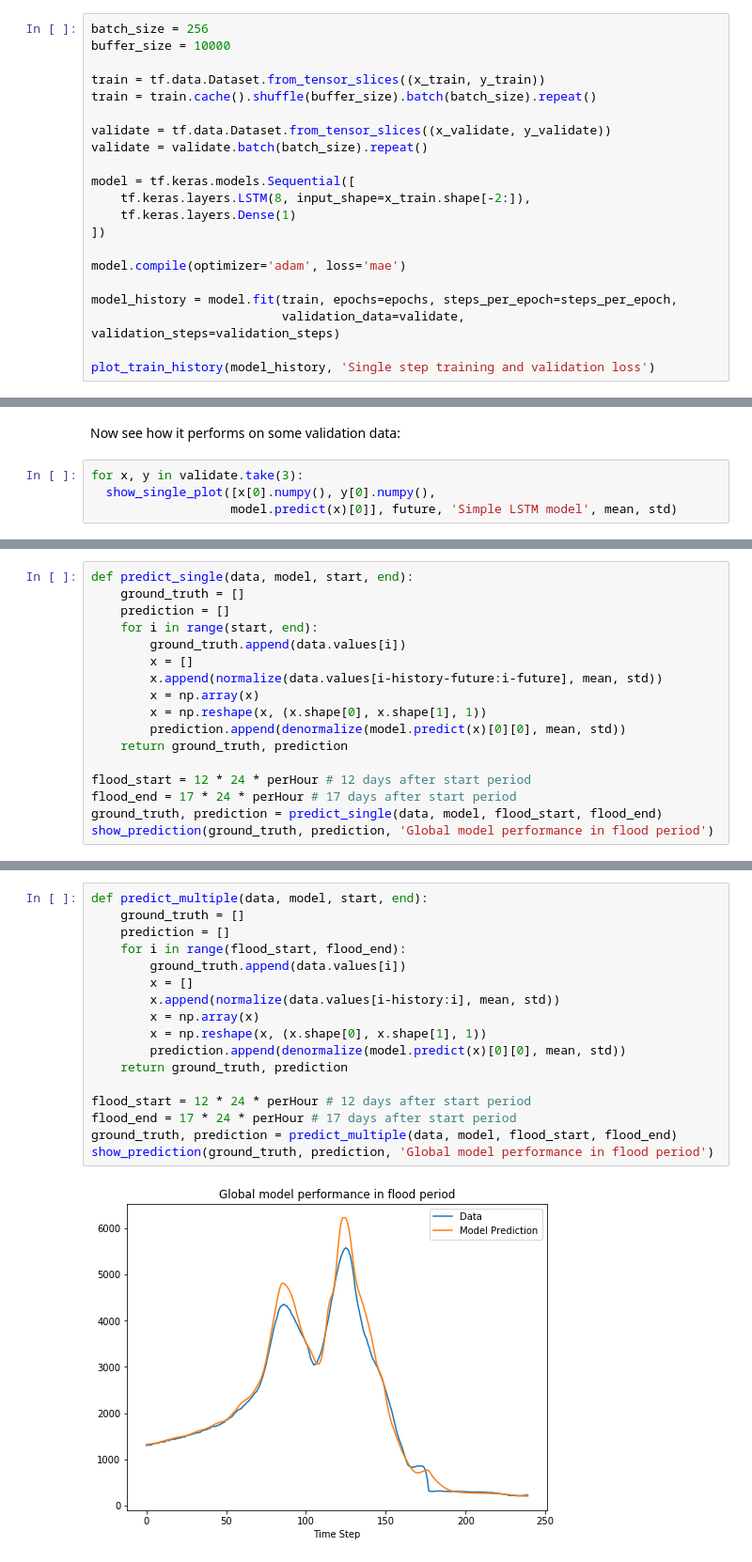
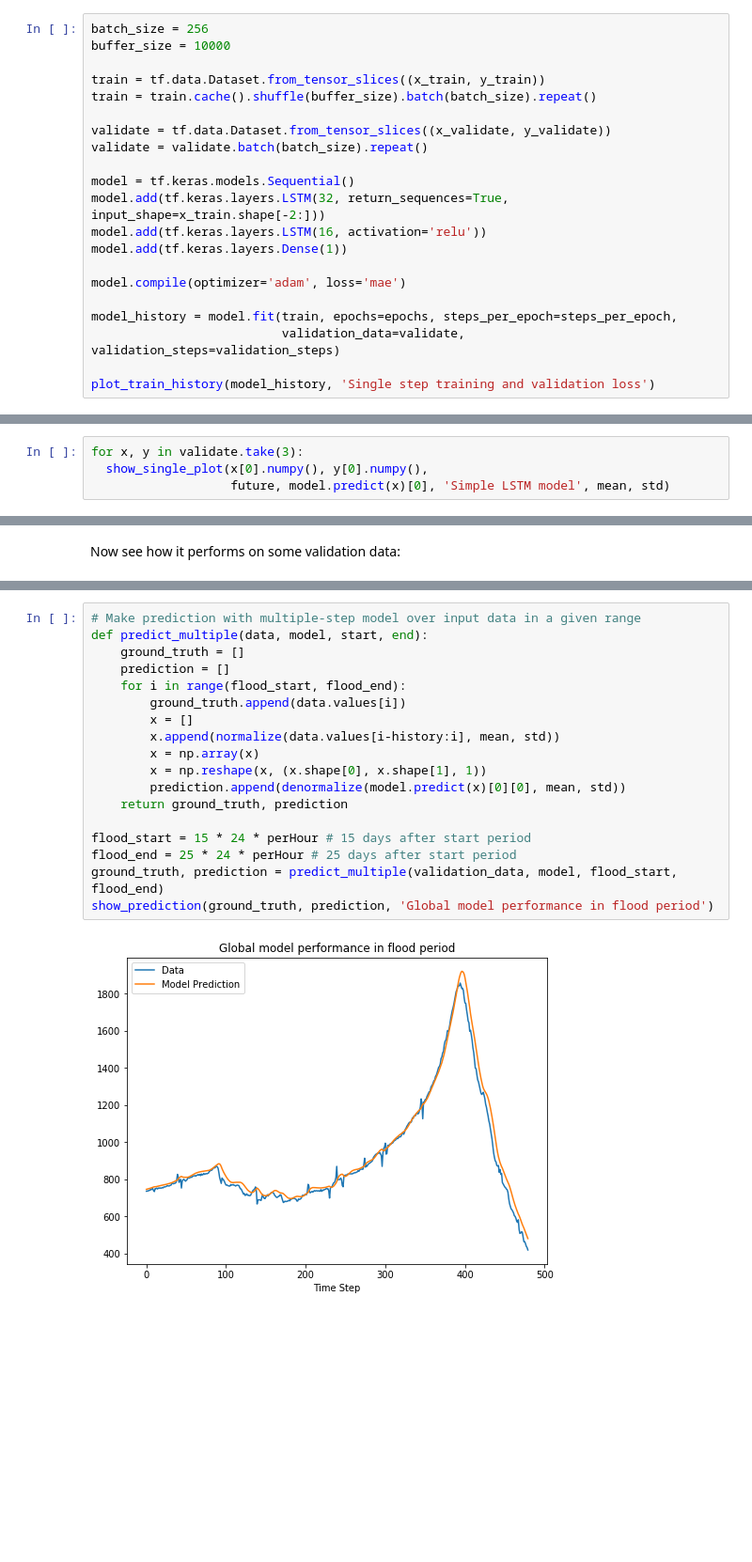
Before and after one commit to kalisio/water-level-forecasting, a Jupyter notebook: hubeau_univariate.ipynb, the cells around one changed output, grey strips where cells are left out. Shown at 94% size. Saved outputs shown, nothing was run; the diff lists cells and outputs as text; blank space fills up the shorter version.

```diff
--- a/hubeau_univariate.ipynb
+++ b/hubeau_univariate.ipynb
@@ -206,10 +229,10 @@ train = train.cache().shuffle(buffer_size).batch(batch_size).repeat()
 validate = tf.data.Dataset.from_tensor_slices((x_validate, y_validate))
 validate = validate.batch(batch_size).repeat()
 
-model = tf.keras.models.Sequential([
-    tf.keras.layers.LSTM(8, input_shape=x_train.shape[-2:]),
-    tf.keras.layers.Dense(1)
-])
+model = tf.keras.models.Sequential()
+model.add(tf.keras.layers.LSTM(32, return_sequences=True, input_shape=x_train.shape[-2:]))
+model.add(tf.keras.layers.LSTM(16, activation='relu'))
+model.add(tf.keras.layers.Dense(1))
 
 model.compile(optimizer='adam', loss='mae')
 
@@ -238,0 +274,4 @@ Epoch 10/10
+# %%
+for x, y in validate.take(3):
+  show_single_plot(x[0].numpy(), y[0].numpy(),
+                   future, model.predict(x)[0], 'Simple LSTM model', mean, std)
@@ -239,6 +375,2 @@ Epoch 10/10
 # %% [markdown]
 Now see how it performs on some validation data:
-# %%
-for x, y in validate.take(3):
-  show_single_plot([x[0].numpy(), y[0].numpy(),
-                   model.predict(x)[0]], future, 'Simple LSTM model', mean, std)
@@ -251,17 +376,0 @@ Then see how it performs globally on the flood period:
-# %%
-def predict_single(data, model, start, end):
-    ground_truth = []
-    prediction = []
-    for i in range(start, end):
-        ground_truth.append(data.values[i])
-        x = []
-        x.append(normalize(data.values[i-history-future:i-future], mean, std))
-        x = np.array(x)
-        x = np.reshape(x, (x.shape[0], x.shape[1], 1))
-        prediction.append(denormalize(model.predict(x)[0][0], mean, std))
-    return ground_truth, prediction
-
-flood_start = 12 * 24 * perHour # 12 days after start period
-flood_end = 17 * 24 * perHour # 17 days after start period
-ground_truth, prediction = predict_single(data, model, flood_start, flood_end)
-show_prediction(ground_truth, prediction, 'Global model performance in flood period')
@@ -352,19 +386,20 @@ Then see how it performs globally on the flood period:
 # %%
+# Make prediction with multiple-step model over input data in a given range
 def predict_multiple(data, model, start, end):
     ground_truth = []
     prediction = []
     for i in range(flood_start, flood_end):
         ground_truth.append(data.values[i])
         x = []
         x.append(normalize(data.values[i-history:i], mean, std))
         x = np.array(x)
         x = np.reshape(x, (x.shape[0], x.shape[1], 1))
         prediction.append(denormalize(model.predict(x)[0][0], mean, std))
     return ground_truth, prediction
 
-flood_start = 12 * 24 * perHour # 12 days after start period
-flood_end = 17 * 24 * perHour # 17 days after start period
-ground_truth, prediction = predict_multiple(data, model, flood_start, flood_end)
+flood_start = 15 * 24 * perHour # 15 days after start period
+flood_end = 25 * 24 * perHour # 25 days after start period
+ground_truth, prediction = predict_multiple(validation_data, model, flood_start, flood_end)
 show_prediction(ground_truth, prediction, 'Global model performance in flood period')
 # %% [output]
-[figure, old version]
+[figure, new version]
```
Also changed, not shown: parts of 29 cells of this notebook.
